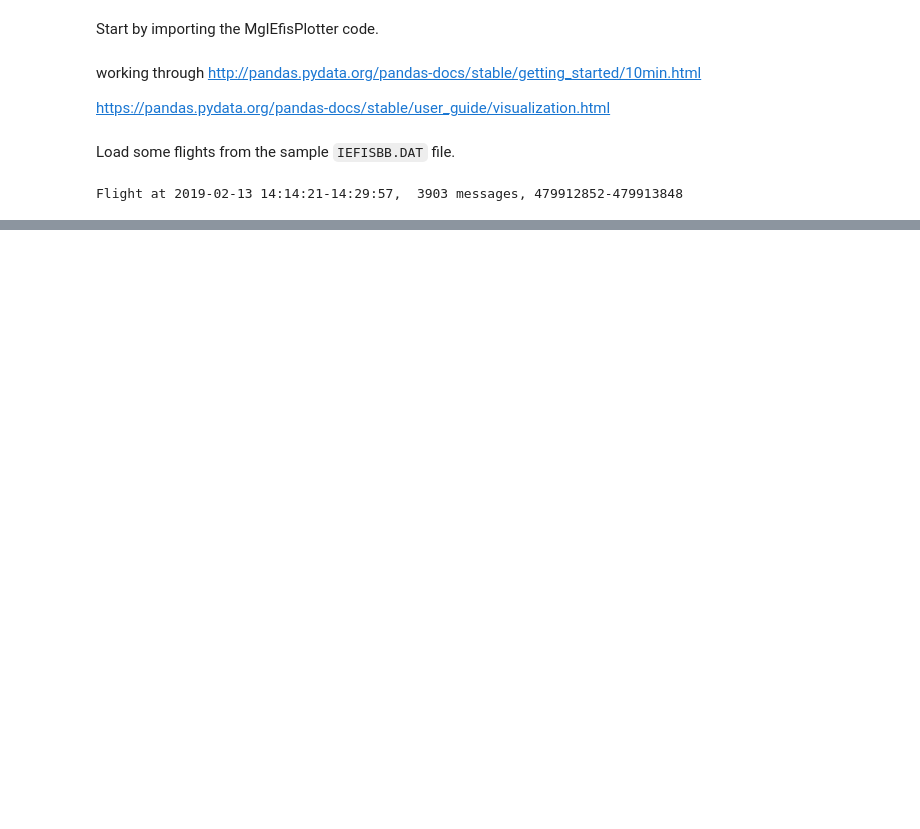
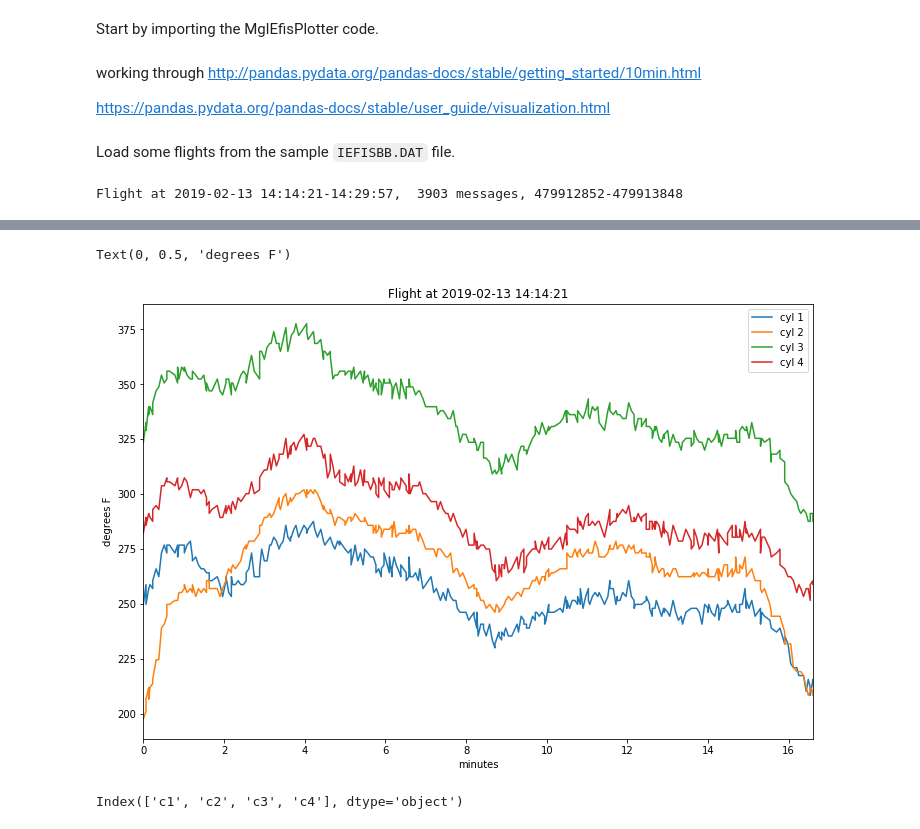
Before and after one commit to azemon/MglEfisPlotter, a Jupyter notebook: notebooks/pandas.ipynb, the cells around one changed output, grey strips where cells are left out. Drawn from its saved outputs; the diff is of its cells as text; code cells hidden in the pictures; blank space fills up the shorter version.

```diff
--- a/notebooks/pandas.ipynb
+++ b/notebooks/pandas.ipynb
@@ -131,0 +71,9 @@ ts.plot(x='seconds', figsize=(12,8))
+# %%
+cht = f.listData('cht')
+cht = pd.DataFrame(cht['cht'], index=cht['minutes'], columns=('cyl 1', 'cyl 2', 'cyl 3', 'cyl 4'))
+ax = cht.plot(title=f.title())
+ax.set_xlabel('minutes')
+ax.set_ylabel('degrees F')
+# %% [output]
+Text(0, 0.5, 'degrees F')
+[figure, added]
@@ -131,0 +82,7 @@ ts.plot(x='seconds', figsize=(12,8))
+# %%
+egt = f.listData('egt')
+egt = pd.DataFrame(egt['egt'], index=egt['minutes'], columns=['c1', 'c2', 'c3', 'c4'])
+print(egt.columns)
+meanEgt = pd.DataFrame(egt.T.mean().T, columns=['egt'])
+# %% [output]
+Index(['c1', 'c2', 'c3', 'c4'], dtype='object')
```
Also changed, not shown: parts of 16 cells of this notebook, 2 other files.
